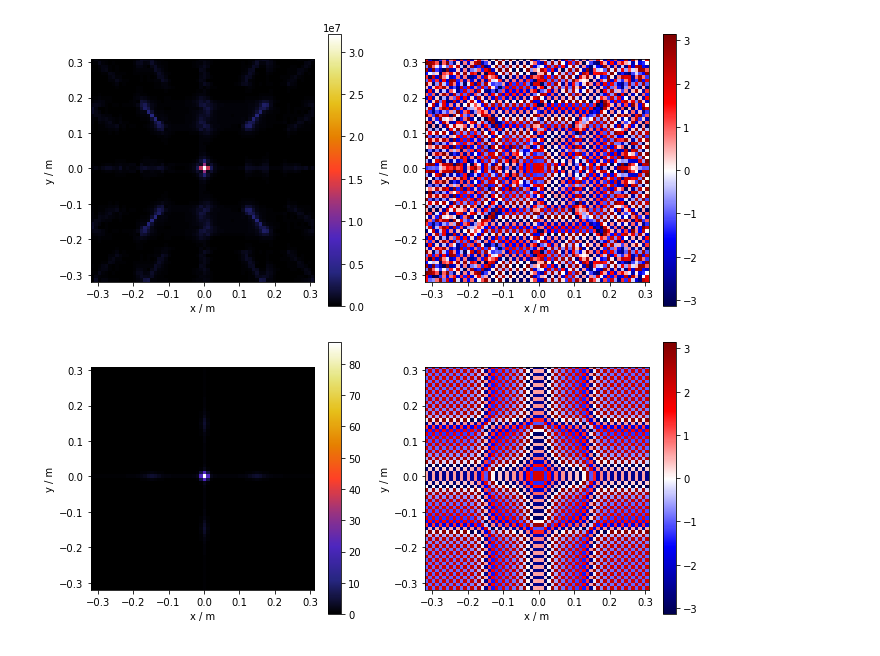
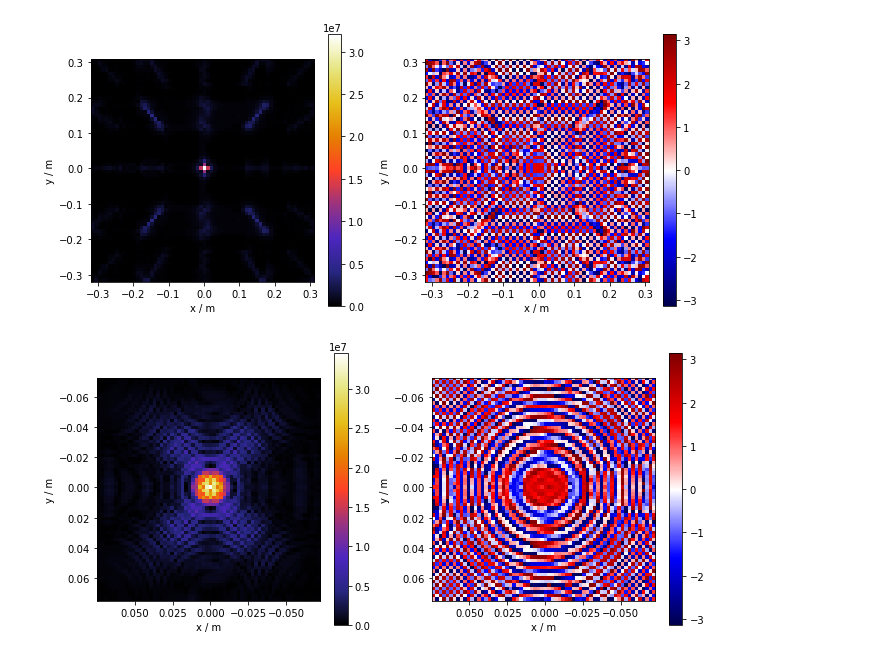
Before and after one commit to lehnertu/fobt, a Jupyter notebook: ImportTeufelScreen.ipynb, the cells around one changed output. Drawn from its saved outputs; the diff is of its cells as text; code cells hidden in the pictures.

```diff
--- a/ImportTeufelScreen.ipynb
+++ b/ImportTeufelScreen.ipynb
@@ -175,8 +185,8 @@ plt.show()
 # %% [output]
 [figure]
 # %%
-gbprop = SingleComponentBeam.NearFieldProp(gb,-5.0)
-gbprop.plot()
+propagated = SingleComponentBeam.FarFieldProp(beam_S,-5.0)
+propagated.plot()
 plt.show()
 # %% [output]
-[figure, old version]
+[figure, new version]
```
Also changed, not shown: parts of 7 cells of this notebook, 4 other files.
